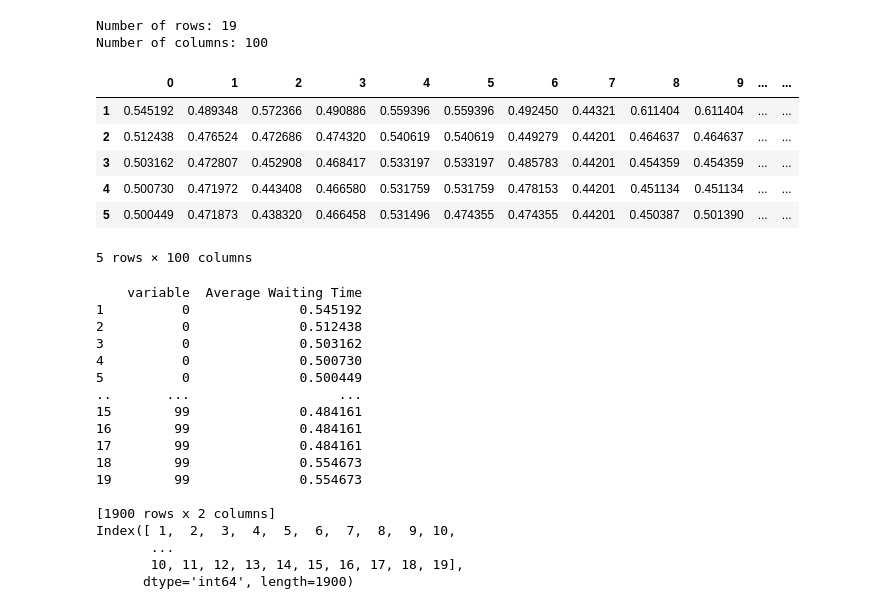
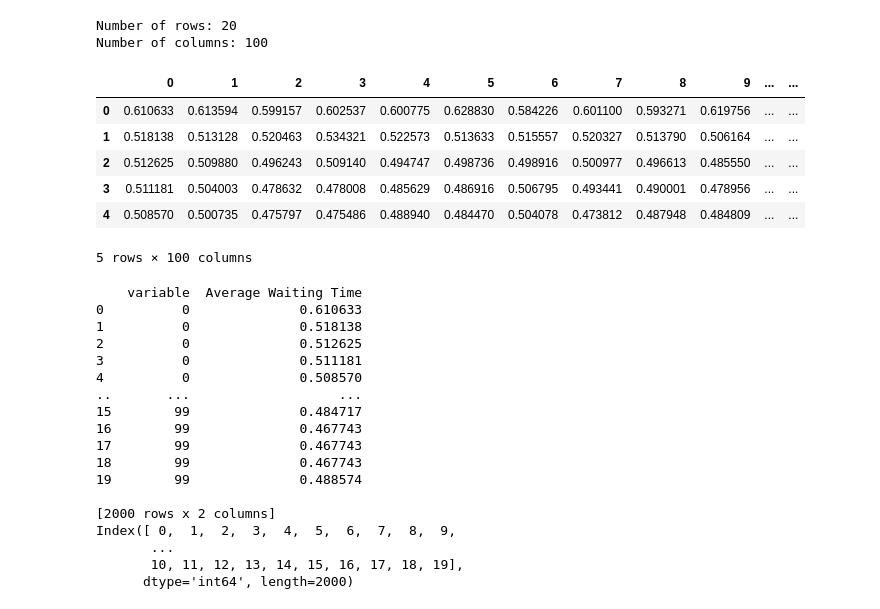
Before and after one commit to beavargas/Festivals-simulation-FYP, a Jupyter notebook: Visualization.ipynb, the cells around one changed output. Saved outputs shown, nothing was run; the diff lists cells and outputs as text; code cells hidden in the pictures.

```diff
--- a/Visualization.ipynb
+++ b/Visualization.ipynb
@@ -9,22 +9,22 @@ sns.set_theme(style="darkgrid")
 # %%
 # THIS LOADS THE RIGHT DATA IN THE RIGHT SHAPE
 simulation_mean_df = pd.read_json('RESULTS_Multimodal_Model.json')
-simulation_mean_df = simulation_mean_df.iloc[1:]
+simulation_mean_df = simulation_mean_df.iloc[0:]
 num_rows, num_cols = simulation_mean_df.shape
 
 print("Number of rows:", num_rows)
 print("Number of columns:", num_cols)
 
 simulation_mean_df.head()
 # %% [output]
-Number of rows: 19
+Number of rows: 20
 Number of columns: 100
 |  | 0 | 1 | 2 | 3 | 4 | 5 | 6 | 7 | 8 | 9 | ... | ... |
-| 1 | 0.545192 | 0.489348 | 0.572366 | 0.490886 | 0.559396 | 0.559396 | 0.492450 | 0.44321 | 0.611404 | 0.611404 | ... | ... |
-| 2 | 0.512438 | 0.476524 | 0.472686 | 0.474320 | 0.540619 | 0.540619 | 0.449279 | 0.44201 | 0.464637 | 0.464637 | ... | ... |
-| 3 | 0.503162 | 0.472807 | 0.452908 | 0.468417 | 0.533197 | 0.533197 | 0.485783 | 0.44201 | 0.454359 | 0.454359 | ... | ... |
-| 4 | 0.500730 | 0.471972 | 0.443408 | 0.466580 | 0.531759 | 0.531759 | 0.478153 | 0.44201 | 0.451134 | 0.451134 | ... | ... |
-| 5 | 0.500449 | 0.471873 | 0.438320 | 0.466458 | 0.531496 | 0.474355 | 0.474355 | 0.44201 | 0.450387 | 0.501390 | ... | ... |
+| 0 | 0.610633 | 0.613594 | 0.599157 | 0.602537 | 0.600775 | 0.628830 | 0.584226 | 0.601100 | 0.593271 | 0.619756 | ... | ... |
+| 1 | 0.518138 | 0.513128 | 0.520463 | 0.534321 | 0.522573 | 0.513633 | 0.515557 | 0.520327 | 0.513790 | 0.506164 | ... | ... |
+| 2 | 0.512625 | 0.509880 | 0.496243 | 0.509140 | 0.494747 | 0.498736 | 0.498916 | 0.500977 | 0.496613 | 0.485550 | ... | ... |
+| 3 | 0.511181 | 0.504003 | 0.478632 | 0.478008 | 0.485629 | 0.486916 | 0.506795 | 0.493441 | 0.490001 | 0.478956 | ... | ... |
+| 4 | 0.508570 | 0.500735 | 0.475797 | 0.475486 | 0.488940 | 0.484470 | 0.504078 | 0.473812 | 0.487948 | 0.484809 | ... | ... |
 5 rows × 100 columns
 # %%
 # The following plot shows the waiting times for all the festival goers for each number of servers in the system
@@ -38,23 +38,23 @@ print(df_melted)
 print(df_melted.index)
 # %% [output]
     variable  Average Waiting Time
-1          0              0.545192
-2          0              0.512438
-3          0              0.503162
-4          0              0.500730
-5          0              0.500449
+0          0              0.610633
+1          0              0.518138
+2          0              0.512625
+3          0              0.511181
+4          0              0.508570
 ..       ...                   ...
-15        99              0.484161
-16        99              0.484161
-17        99              0.484161
-18        99              0.554673
-19        99              0.554673
+15        99              0.484717
+16        99              0.467743
+17        99              0.467743
+18        99              0.467743
+19        99              0.488574
 
-[1900 rows x 2 columns]
-Index([ 1,  2,  3,  4,  5,  6,  7,  8,  9, 10,
+[2000 rows x 2 columns]
+Index([ 0,  1,  2,  3,  4,  5,  6,  7,  8,  9,
        ...
        10, 11, 12, 13, 14, 15, 16, 17, 18, 19],
-      dtype='int64', length=1900)
+      dtype='int64', length=2000)
 # %%
 df_melted.index = df_melted.index + 1
 # to switch the start on the axis to 1 instead of zero, only run ONCE
```
Also changed, not shown: parts of 4 cells of this notebook, 5 other files.
